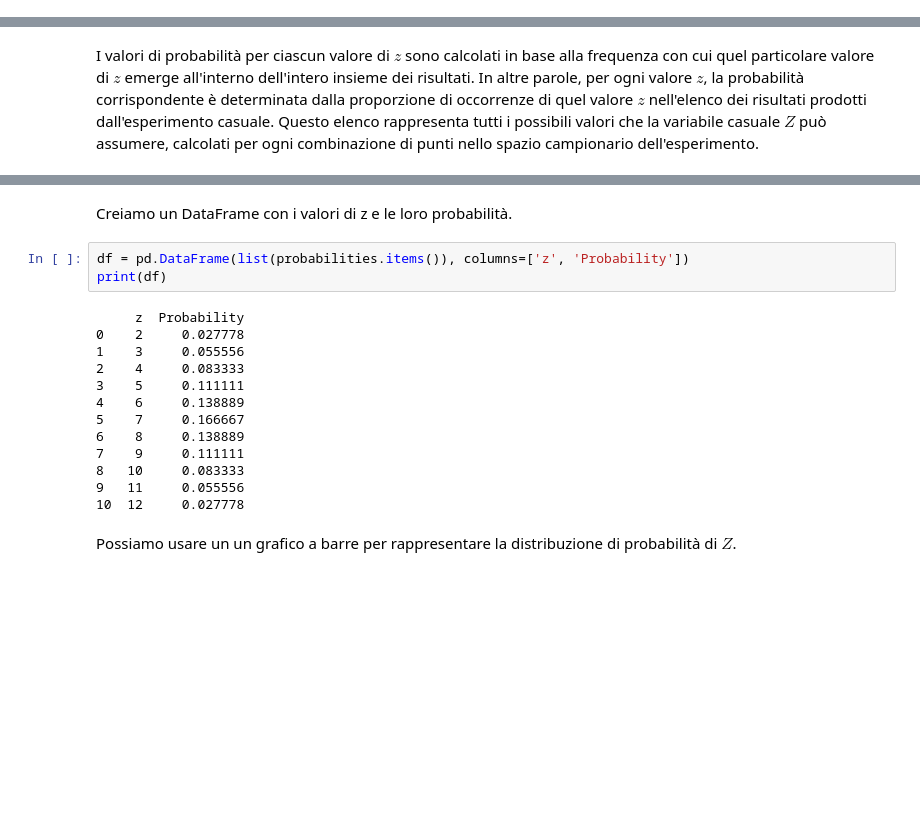
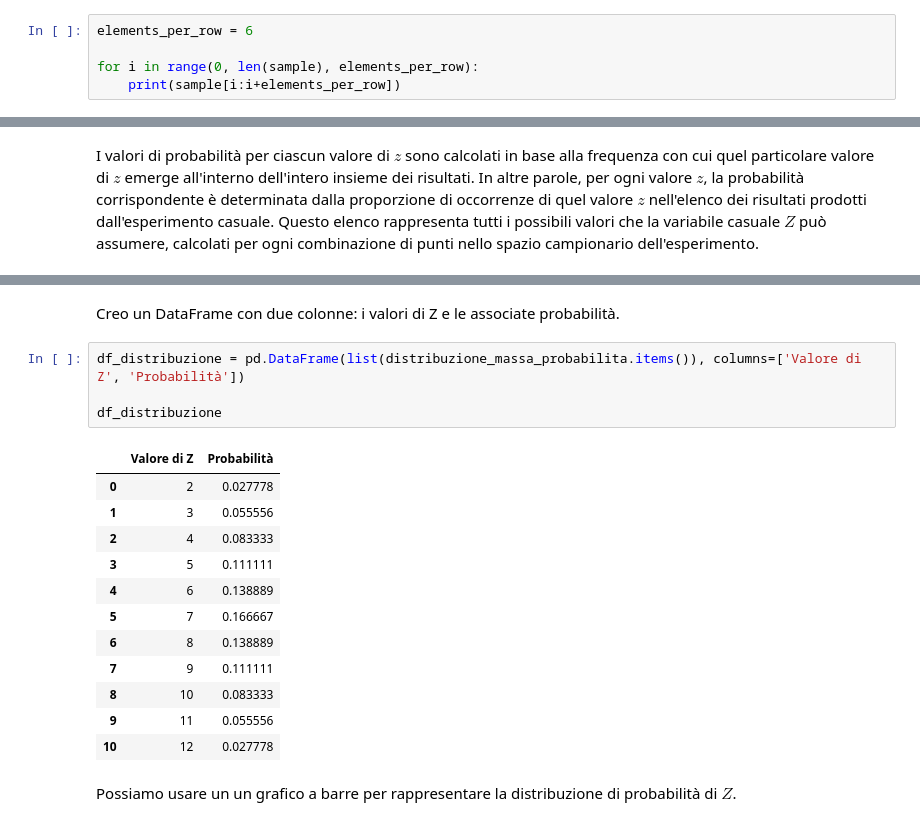
Before and after one commit to ccaudek/ds4p, a Jupyter notebook: _build/jupyter_execute/chapter_3/01_intro_prob.ipynb, the cells around one changed output, grey strips where cells are left out. Drawn from its saved outputs; the diff is of its cells as text; blank space fills up the shorter version.

```diff
--- a/_build/jupyter_execute/chapter_3/01_intro_prob.ipynb
+++ b/_build/jupyter_execute/chapter_3/01_intro_prob.ipynb
@@ -292,0 +295,5 @@ print(sample)
+# %%
+elements_per_row = 6
+
+for i in range(0, len(sample), elements_per_row):
+    print(sample[i:i+elements_per_row])
@@ -358,21 +392,22 @@ print(probabilities)
 # %% [markdown]
-Creiamo un DataFrame con i valori di z e le loro probabilità.
+Creo un DataFrame con due colonne: i valori di Z e le associate probabilità.
-# %%
-df = pd.DataFrame(list(probabilities.items()), columns=['z', 'Probability'])
-print(df)
-# %% [output]
-     z  Probability
-0    2     0.027778
-1    3     0.055556
-2    4     0.083333
-3    5     0.111111
-4    6     0.138889
-5    7     0.166667
-6    8     0.138889
-7    9     0.111111
-8   10     0.083333
-9   11     0.055556
-10  12     0.027778
+# %%
+df_distribuzione = pd.DataFrame(list(distribuzione_massa_probabilita.items()), columns=['Valore di Z', 'Probabilità'])
+
+df_distribuzione
+# %% [output]
+|  | Valore di Z | Probabilità |
+| 0 | 2 | 0.027778 |
+| 1 | 3 | 0.055556 |
+| 2 | 4 | 0.083333 |
+| 3 | 5 | 0.111111 |
+| 4 | 6 | 0.138889 |
+| 5 | 7 | 0.166667 |
+| 6 | 8 | 0.138889 |
+| 7 | 9 | 0.111111 |
+| 8 | 10 | 0.083333 |
+| 9 | 11 | 0.055556 |
+| 10 | 12 | 0.027778 |
 # %% [markdown]
 Possiamo usare un un grafico a barre per rappresentare la distribuzione di probabilità di $Z$.
 # %%
```
Also changed, not shown: parts of 15 cells of this notebook, 20 other files.
